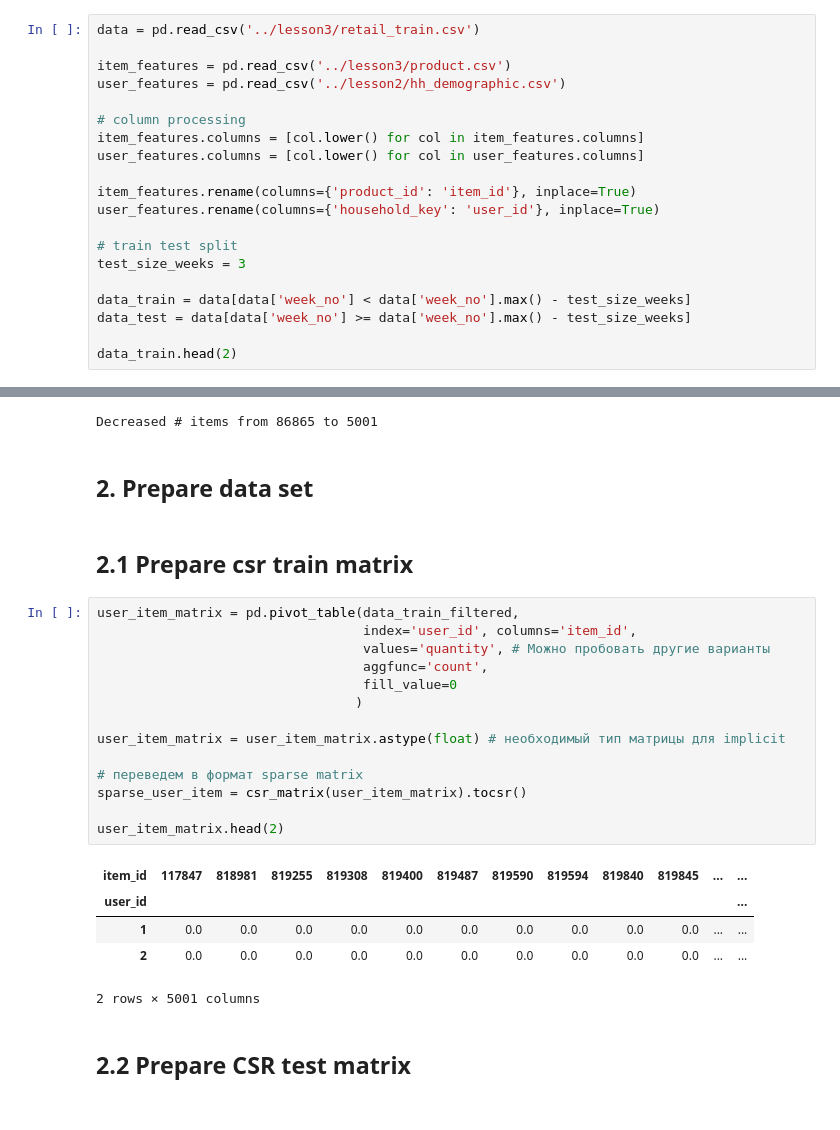
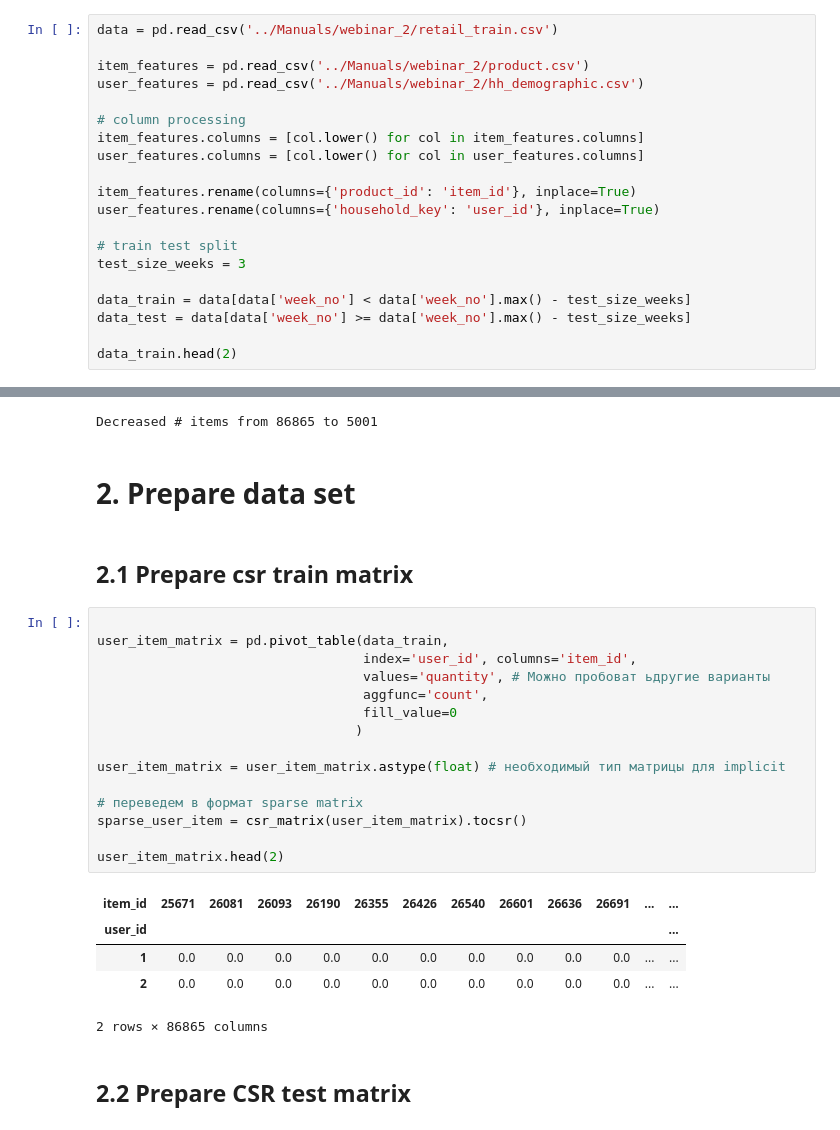
Before and after one commit to myselfadmirer/Recommender_systems, a Jupyter notebook: lesson5/HW5.ipynb, the cells around one changed output, grey strips where cells are left out. Drawn from its saved outputs; the diff is of its cells as text.

```diff
--- a/lesson5/HW5.ipynb
+++ b/lesson5/HW5.ipynb
@@ -26,10 +26,10 @@ from utils import prefilter_items
 
 import optuna
 # %%
-data = pd.read_csv('../lesson3/retail_train.csv')
+data = pd.read_csv('../Manuals/webinar_2/retail_train.csv')
 
-item_features = pd.read_csv('../lesson3/product.csv')
-user_features = pd.read_csv('../lesson2/hh_demographic.csv')
+item_features = pd.read_csv('../Manuals/webinar_2/product.csv')
+user_features = pd.read_csv('../Manuals/webinar_2/hh_demographic.csv')
 
 # column processing
 item_features.columns = [col.lower() for col in item_features.columns]
@@ -61,29 +94,30 @@ print('Decreased # items from {} to {}'.format(n_items_before, n_items_after))
 # %% [output]
 Decreased # items from 86865 to 5001
 # %% [markdown]
-## 2. Prepare data set
+# 2. Prepare data set
 # %% [markdown]
 ## 2.1 Prepare csr train matrix
 # %%
-user_item_matrix = pd.pivot_table(data_train_filtered,
+
+user_item_matrix = pd.pivot_table(data_train,
                                   index='user_id', columns='item_id',
-                                  values='quantity', # Можно пробовать другие варианты
+                                  values='quantity', # Можно пробоват ьдругие варианты
                                   aggfunc='count',
                                   fill_value=0
                                  )
 
 user_item_matrix = user_item_matrix.astype(float) # необходимый тип матрицы для implicit
 
 # переведем в формат sparse matrix
 sparse_user_item = csr_matrix(user_item_matrix).tocsr()
 
 user_item_matrix.head(2)
 # %% [output]
-| item_id | 117847 | 818981 | 819255 | 819308 | 819400 | 819487 | 819590 | 819594 | 819840 | 819845 | ... | ... |
+| item_id | 25671 | 26081 | 26093 | 26190 | 26355 | 26426 | 26540 | 26601 | 26636 | 26691 | ... | ... |
 | user_id |  |  |  |  |  |  |  |  |  |  |  | ... |
 | 1 | 0.0 | 0.0 | 0.0 | 0.0 | 0.0 | 0.0 | 0.0 | 0.0 | 0.0 | 0.0 | ... | ... |
 | 2 | 0.0 | 0.0 | 0.0 | 0.0 | 0.0 | 0.0 | 0.0 | 0.0 | 0.0 | 0.0 | ... | ... |
-2 rows × 5001 columns
+2 rows × 86865 columns
 # %% [markdown]
 ## 2.2 Prepare CSR test matrix
 # %%
```
Also changed, not shown: parts of 27 cells of this notebook.
